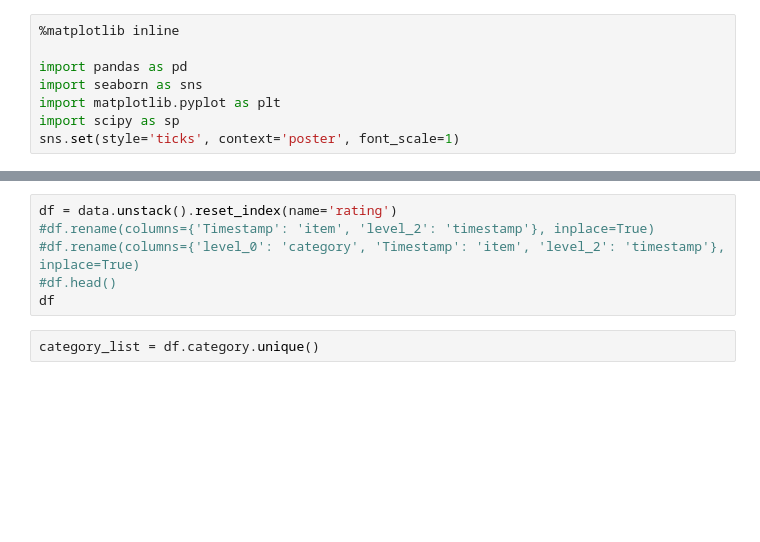
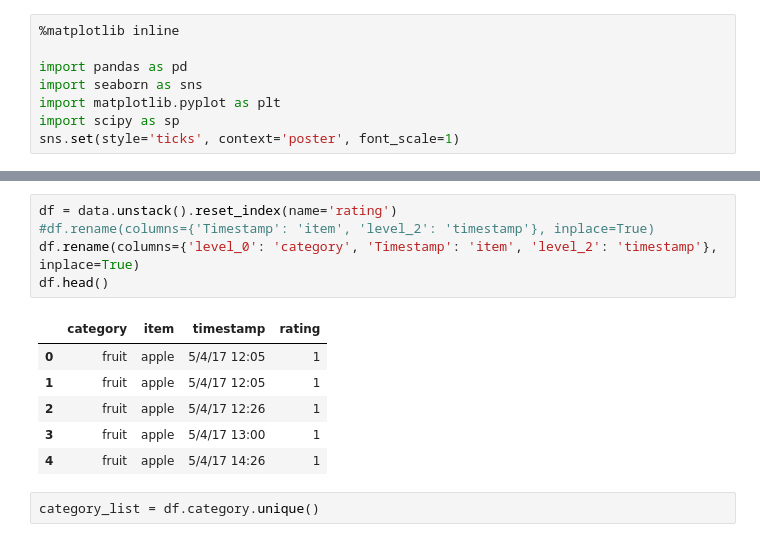
Before and after one commit to pamsfwang/Psych45, a Jupyter notebook: WWW/demos/Semantic_demo_stats.ipynb, the cells around one changed output, grey strips where cells are left out. Cells and saved outputs as stored; diff of their text form; blank space fills up the shorter version.

```diff
--- a/WWW/demos/Semantic_demo_stats.ipynb
+++ b/WWW/demos/Semantic_demo_stats.ipynb
@@ -25,9 +27,15 @@ print 'We currently have data from ' + str(data.count()[0]) + ' students.'
 # %%
 df = data.unstack().reset_index(name='rating')
 #df.rename(columns={'Timestamp': 'item', 'level_2': 'timestamp'}, inplace=True)
-#df.rename(columns={'level_0': 'category', 'Timestamp': 'item', 'level_2': 'timestamp'}, inplace=True)
-#df.head()
-df
+df.rename(columns={'level_0': 'category', 'Timestamp': 'item', 'level_2': 'timestamp'}, inplace=True)
+df.head()
+# %% [output]
+|  | category | item | timestamp | rating |
+| 0 | fruit | apple | 5/4/17 12:05 | 1 |
+| 1 | fruit | apple | 5/4/17 12:05 | 1 |
+| 2 | fruit | apple | 5/4/17 12:26 | 1 |
+| 3 | fruit | apple | 5/4/17 13:00 | 1 |
+| 4 | fruit | apple | 5/4/17 14:26 | 1 |
 # %%
 category_list = df.category.unique()
 # %%
```
Also changed, not shown: parts of 6 cells of this notebook.
